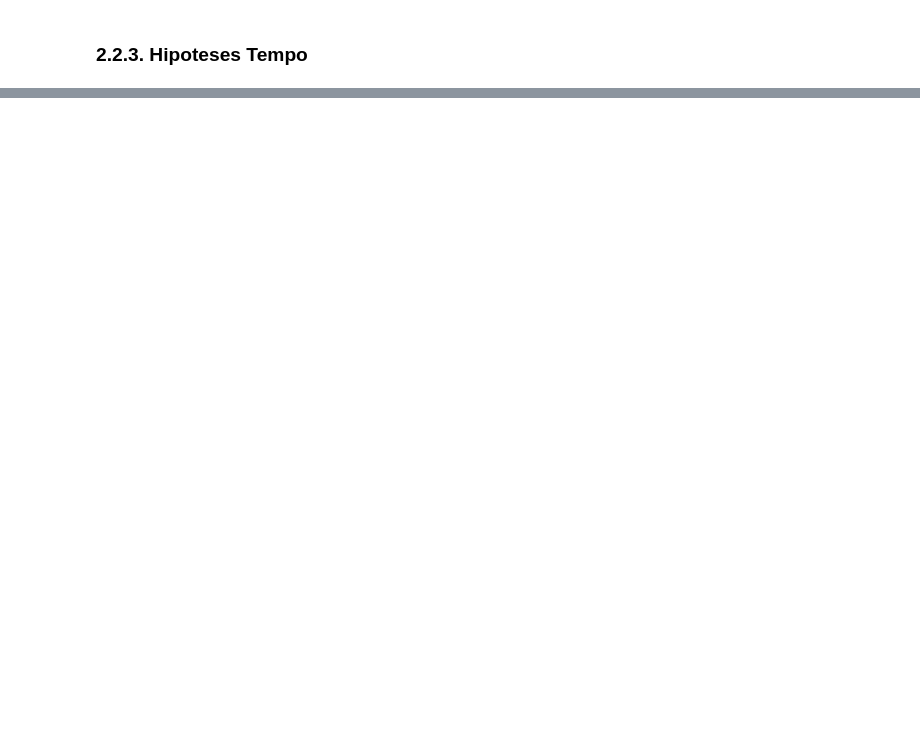
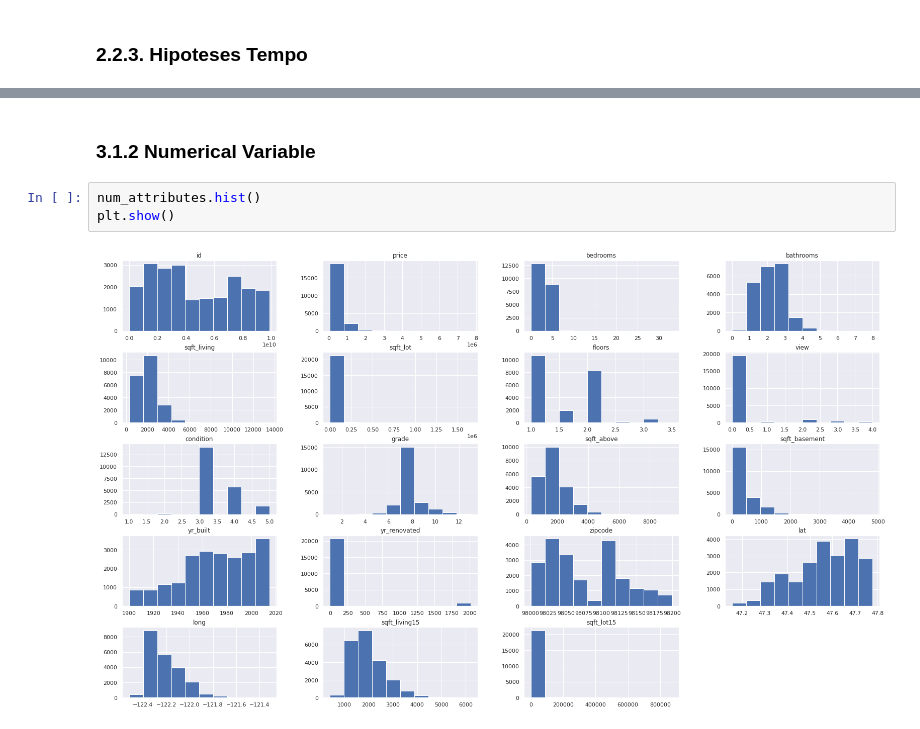
Before and after one commit to VictorTerror/House_Sales_Insights, a Jupyter notebook: 01_house_sales_insights.ipynb, the cells around one changed output, grey strips where cells are left out. Drawn from its saved outputs; the diff is of its cells as text; blank space fills up the shorter version.

```diff
--- a/01_house_sales_insights.ipynb
+++ b/01_house_sales_insights.ipynb
@@ -266,0 +346,7 @@ fig.show()
+# %% [markdown]
+### 3.1.2 Numerical Variable
+# %%
+num_attributes.hist()
+plt.show()
+# %% [output]
+[figure, added]
```
Also changed, not shown: parts of 52 cells of this notebook.
